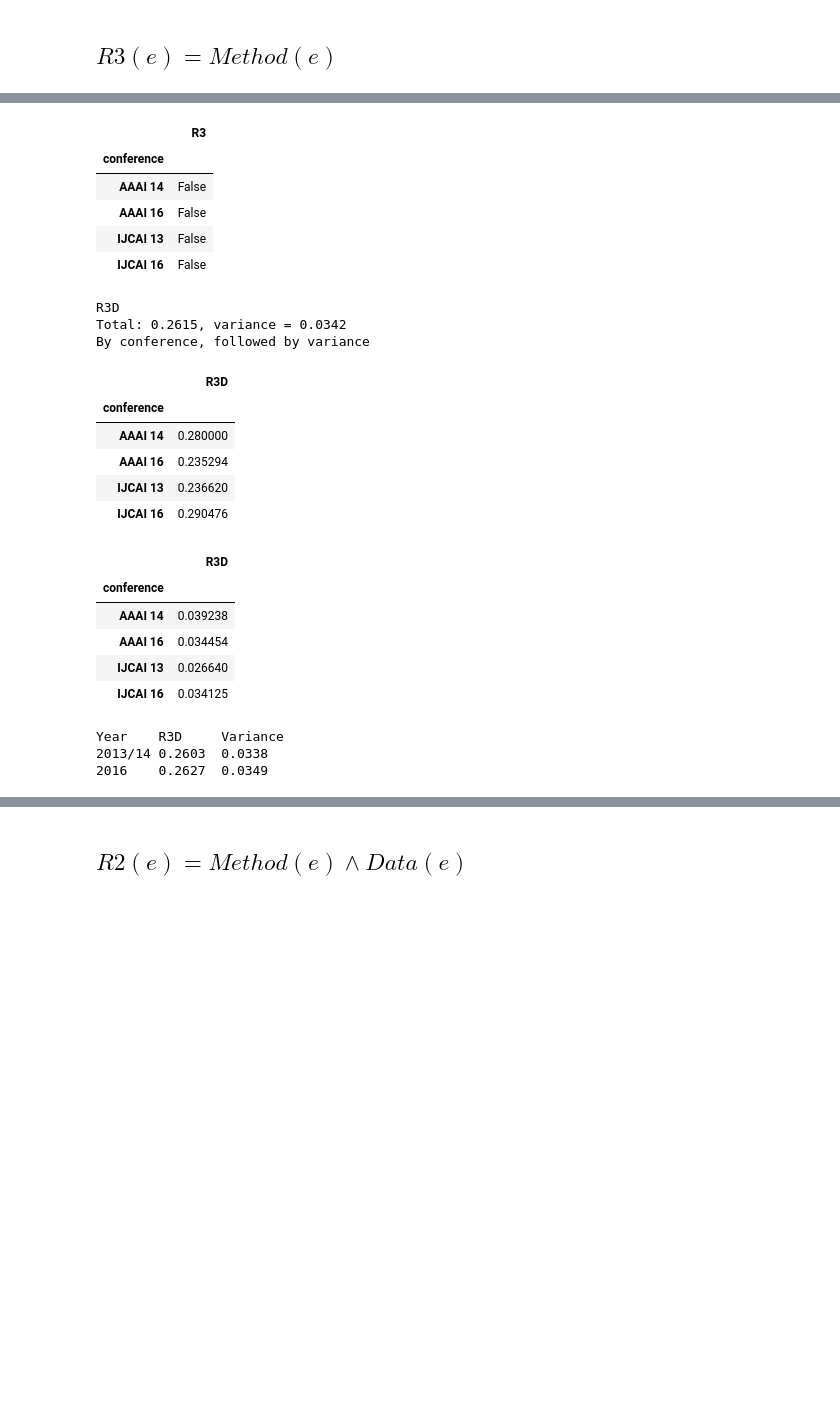
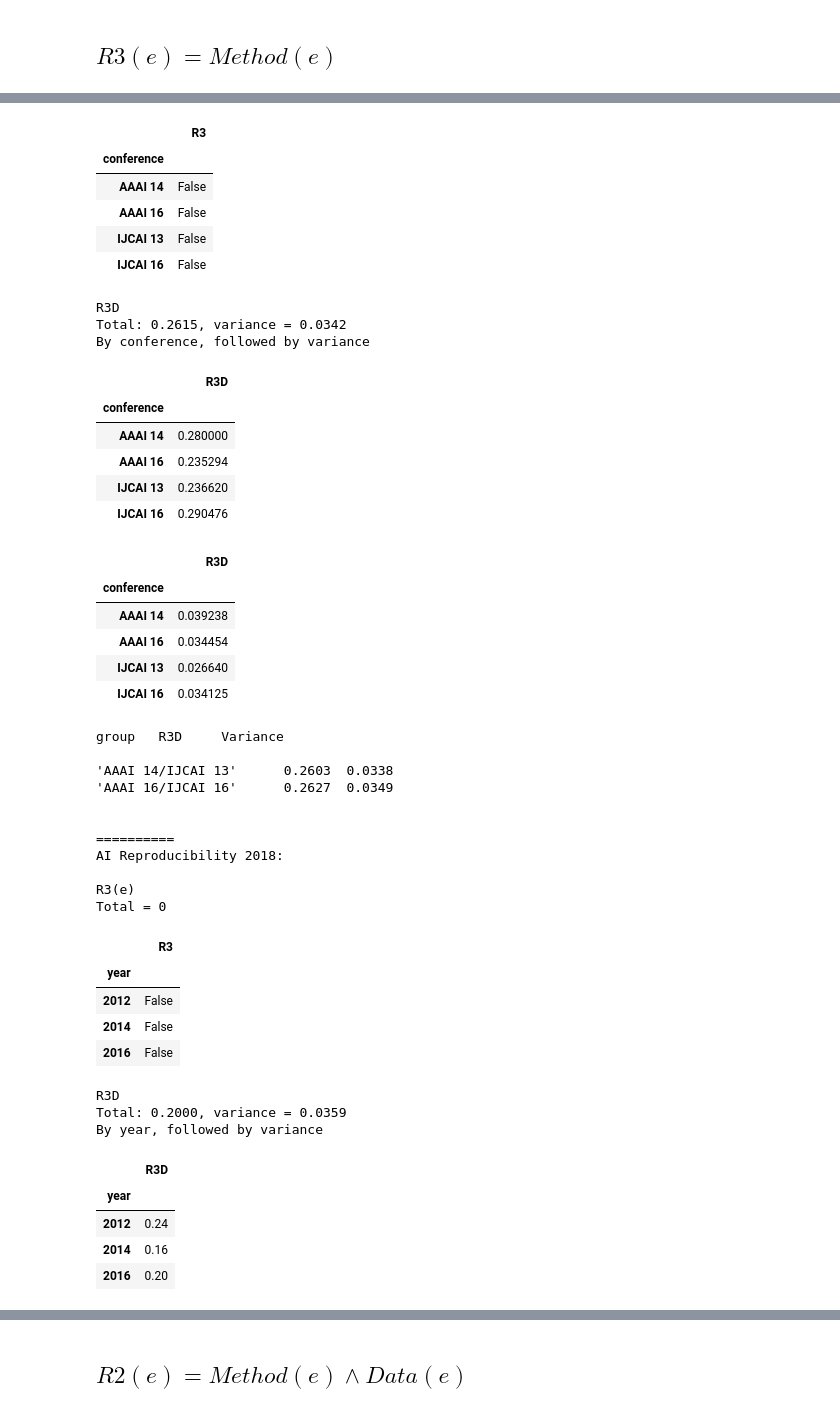
Before and after one commit to aaai2018-paperid-62/aaai2018-paperid-62, a Jupyter notebook: evaluation_analysis.ipynb, the cells around one changed output, grey strips where cells are left out. Drawn from its saved outputs; the diff is of its cells as text; code cells hidden in the pictures; blank space fills up the shorter version.

```diff
--- a/evaluation_analysis.ipynb
+++ b/evaluation_analysis.ipynb
@@ -91,23 +188,38 @@ late_years_index = (experimental_data.conference == 'AAAI 16') | (experimental_d
 # %%
-method = ['conference','problem_description','goal/objective','research_method',
-        'research_question','pseudocode']
-r3_columns = method
-
-experimental_data.loc[:, 'R3'] = experimental_data[r3_columns].all(axis=1)
-print('R3(e)\nTotal = {}'.format(experimental_data['R3'].sum()))
-display(experimental_data[['R3', 'conference']].groupby('conference').sum())
+def calculate_method(experimental_data, over_time_indices, groupby_name):
+    #TODO: Make this method instead of R3 for consistency ?
+    experimental_data.loc[:, 'R3'] = experimental_data[r3_columns].all(axis=1)
+    print('R3(e)\nTotal = {}'.format(experimental_data['R3'].sum()))
+    display(experimental_data[['R3', groupby_name]].groupby(groupby_name).sum())
 
 
-experimental_data.loc[:, 'R3D'] = experimental_data[r3_columns].mean(axis=1)
-print('\n\nR3D\nTotal: {:.4f}, variance = {:.4f}\nBy conference, followed by variance'
-      .format(experimental_data['R3D'].mean(), experimental_data['R3D'].var()))
-display(experimental_data[['R3D', 'conference']].groupby('conference').mean())
-display(experimental_data[['R3D', 'conference']].groupby('conference').var())
+    experimental_data.loc[:, 'R3D'] = experimental_data[r3_columns].mean(axis=1)
+    print('\n\nR3D\nTotal: {mean:.4f}, variance = {var:.4f}\nBy {gbn}, followed by variance'
+          .format(mean=experimental_data['R3D'].mean(),
+                  var=experimental_data['R3D'].var(),
+                  gbn=groupby_name
+                 )
+         )
+    display(experimental_data[['R3D', groupby_name]].groupby(groupby_name).mean())
+    display(experimental_data[['R3D', groupby_name]].groupby(groupby_name).var())
 
-print('\n\nYear\tR3D\tVariance\n2013/14\t{:.4f}\t{:.4f}'.format(
-    experimental_data[early_years_index].R3D.mean(),
-    experimental_data[early_years_index].R3D.var()))
-print('2016\t{:.4f}\t{:.4f}'.format(
-    experimental_data[late_years_index].R3D.mean(),
-    experimental_data[late_years_index].R3D.var()))
+    print('\ngroup\tR3D\tVariance\n')
+    for over_time_index in over_time_indices:
+        mean = experimental_data[over_time_index].R3D.mean()
+        var = experimental_data[over_time_index].R3D.var()
+
+        over_time_selection = experimental_data[over_time_index]
+        nametags = list(sorted(set(over_time_selection[groupby_name])))
+        name = '/'.join(str(x) for x in nametags)
+        print("'{group}'\t{mean:.4f}\t{var:.4f}".format(group=name,
+                                                        mean=mean,
+                                                        var=var)
+             )
+
+
+print('AAAI:\n')
+calculate_method(experimental_data_aaai, indices_aaai, 'conference')
+
+print('\n\n==========\nAI Reproducibility 2018:\n')
+calculate_method(experimental_data_air2018, indices_air2018, 'year')
 # %% [output]
@@ -114,26 +228,47 @@ print('2016\t{:.4f}\t{:.4f}'.format(
 R3(e)
 Total = 0
 |  | R3 |
 | conference |  |
 | AAAI 14 | False |
 | AAAI 16 | False |
 | IJCAI 13 | False |
 | IJCAI 16 | False |
 R3D
 Total: 0.2615, variance = 0.0342
 By conference, followed by variance
 |  | R3D |
 | conference |  |
 | AAAI 14 | 0.280000 |
 | AAAI 16 | 0.235294 |
 | IJCAI 13 | 0.236620 |
 | IJCAI 16 | 0.290476 |
 |  | R3D |
 | conference |  |
 | AAAI 14 | 0.039238 |
 | AAAI 16 | 0.034454 |
 | IJCAI 13 | 0.026640 |
 | IJCAI 16 | 0.034125 |
-Year    R3D     Variance
-2013/14 0.2603  0.0338
-2016    0.2627  0.0349
+group   R3D     Variance
+
+'AAAI 14/IJCAI 13'      0.2603  0.0338
+'AAAI 16/IJCAI 16'      0.2627  0.0349
+
+
+==========
+AI Reproducibility 2018:
+
+R3(e)
+Total = 0
+|  | R3 |
+| year |  |
+| 2012 | False |
+| 2014 | False |
+| 2016 | False |
+R3D
+Total: 0.2000, variance = 0.0359
+By year, followed by variance
+|  | R3D |
+| year |  |
+| 2012 | 0.24 |
+| 2014 | 0.16 |
+| 2016 | 0.20 |
```
Also changed, not shown: parts of 12 cells of this notebook, 9 other files.
